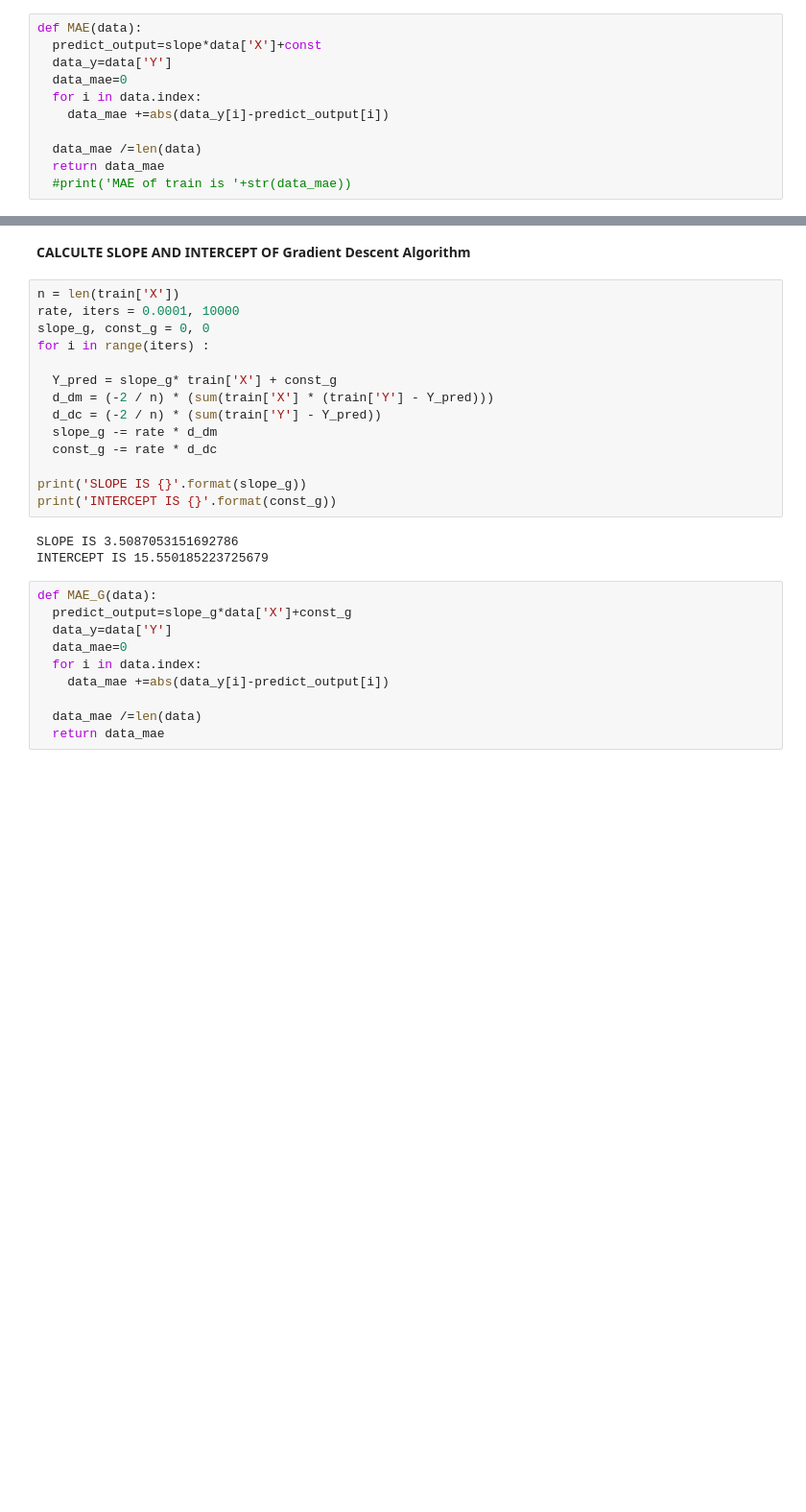
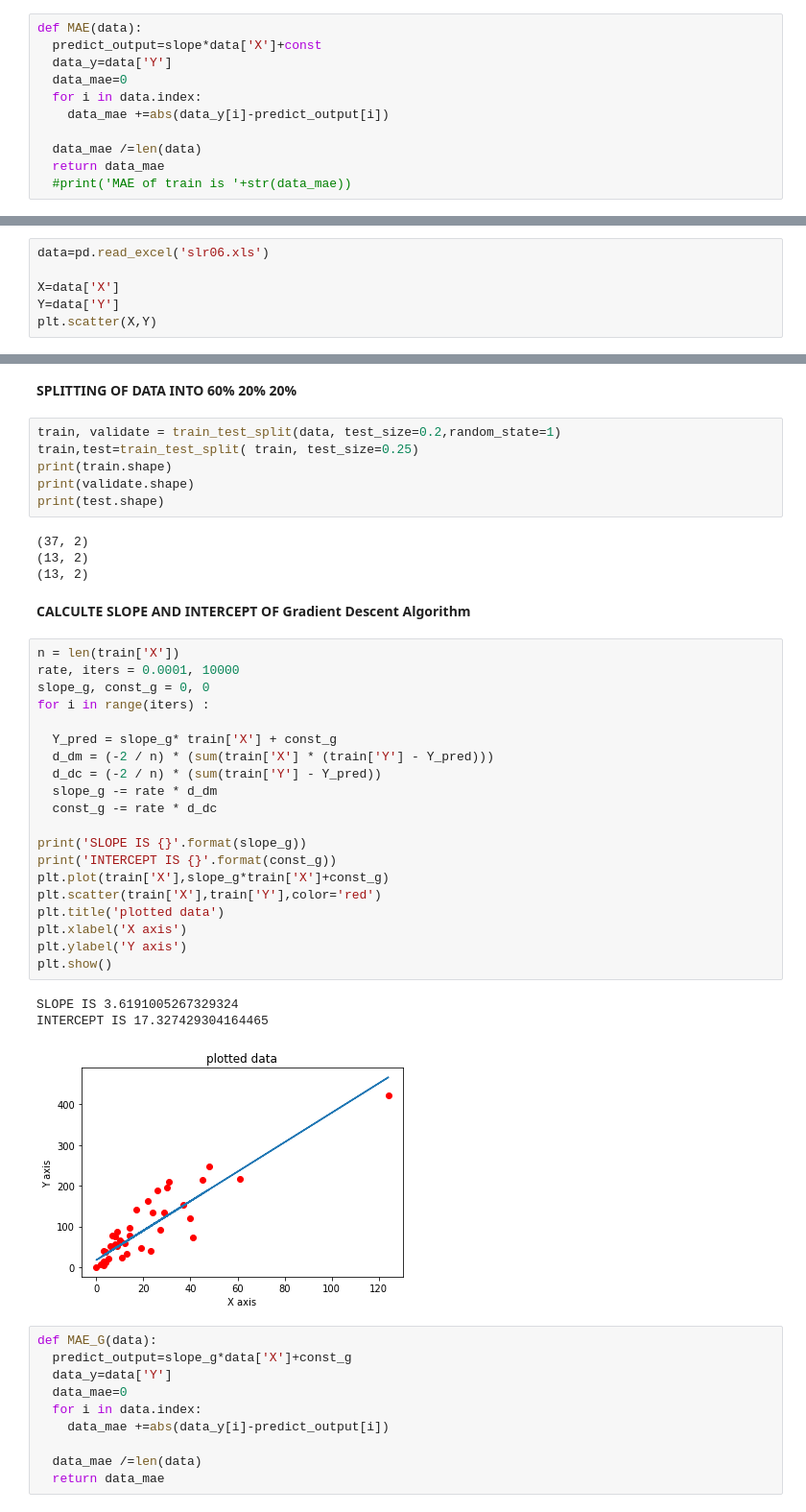
Before and after one commit to ak0982/AI-assignment, a Jupyter notebook: ASSIGNMENT_3.ipynb, the cells around one changed output, grey strips where cells are left out. Shown: that part at 96% size. Drawn from its saved outputs; the diff is of its cells as text; blank space fills up the shorter version.

```diff
--- a/ASSIGNMENT_3.ipynb
+++ b/ASSIGNMENT_3.ipynb
@@ -101,0 +104,6 @@ MAE OF TEST IS 24.807854385975073
+# %%
+data=pd.read_excel('slr06.xls')
+
+X=data['X']
+Y=data['Y']
+plt.scatter(X,Y)
@@ -102,22 +114,41 @@ MAE OF TEST IS 24.807854385975073
+# %% [markdown]
+**SPLITTING OF DATA INTO 60% 20% 20%**
+# %%
+train, validate = train_test_split(data, test_size=0.2,random_state=1)
+train,test=train_test_split( train, test_size=0.25)
+print(train.shape)
+print(validate.shape)
+print(test.shape)
+# %% [output]
+(37, 2)
+(13, 2)
+(13, 2)
 # %% [markdown]
 **CALCULTE SLOPE AND INTERCEPT OF Gradient Descent Algorithm**
 # %%
 n = len(train['X'])
 rate, iters = 0.0001, 10000
 slope_g, const_g = 0, 0
 for i in range(iters) :
 
   Y_pred = slope_g* train['X'] + const_g
   d_dm = (-2 / n) * (sum(train['X'] * (train['Y'] - Y_pred)))
   d_dc = (-2 / n) * (sum(train['Y'] - Y_pred))
   slope_g -= rate * d_dm
   const_g -= rate * d_dc
 
 print('SLOPE IS {}'.format(slope_g))
 print('INTERCEPT IS {}'.format(const_g))
+plt.plot(train['X'],slope_g*train['X']+const_g)
+plt.scatter(train['X'],train['Y'],color='red')
+plt.title('plotted data')
+plt.xlabel('X axis')
+plt.ylabel('Y axis')
+plt.show()
 # %% [output]
-SLOPE IS 3.5087053151692786
-INTERCEPT IS 15.550185223725679
+SLOPE IS 3.6191005267329324
+INTERCEPT IS 17.327429304164465
+[figure, added]
 # %%
 def MAE_G(data):
   predict_output=slope_g*data['X']+const_g
```
Also changed, not shown: parts of 12 cells of this notebook.
